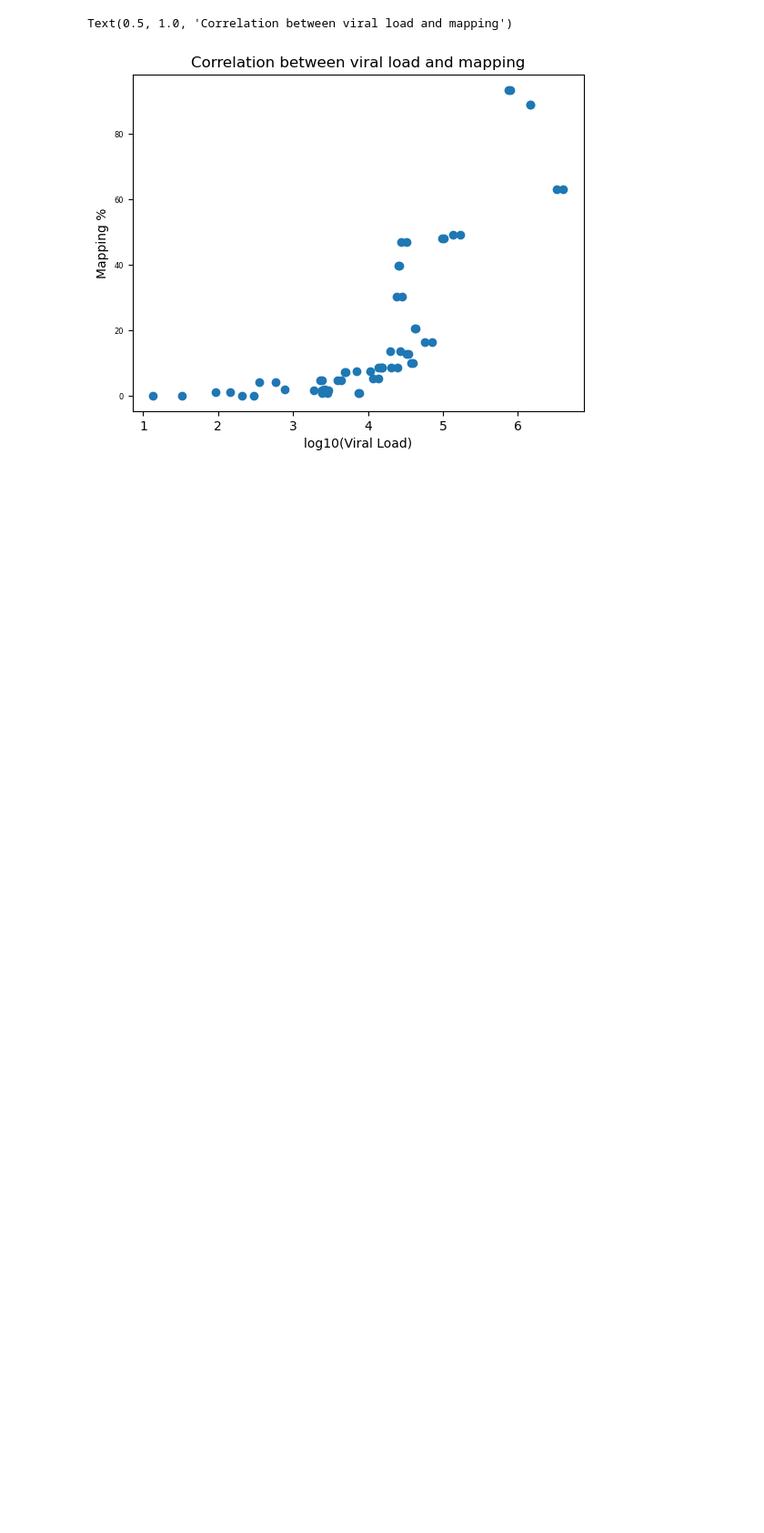
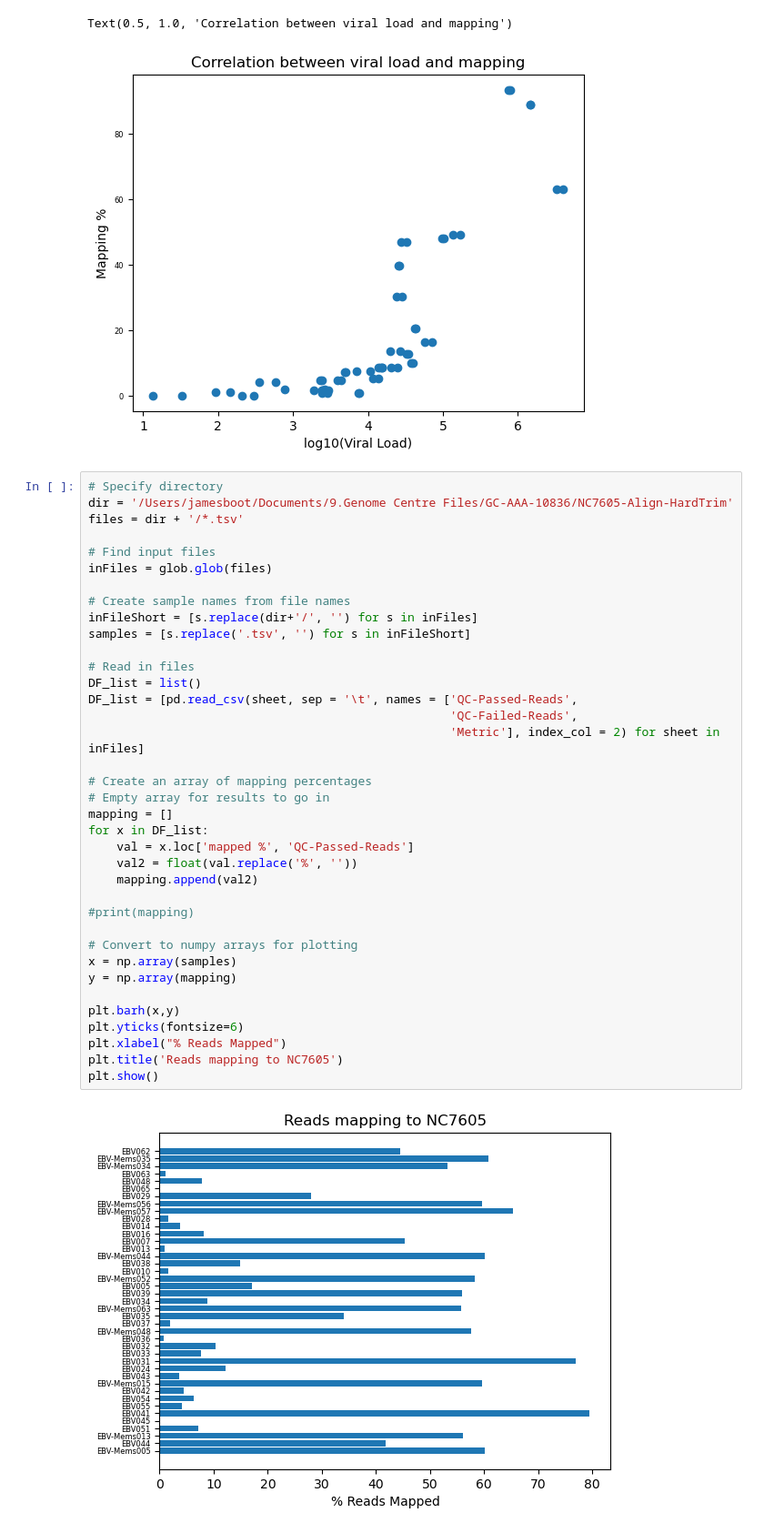
Before and after one commit to jamesboot/ViralVariantCalling, a Jupyter notebook: 6-alignmentQC.ipynb, the cells around one changed output. Shown at 91% size. Cells and saved outputs as stored; diff of their text form; blank space fills up the shorter version.

Commit message:
Add new alignment results to alignmentQC

```diff
--- a/6-alignmentQC.ipynb
+++ b/6-alignmentQC.ipynb
@@ -164,3 +164,42 @@ plt.title('Correlation between viral load and mapping')
 # %% [output]
 Text(0.5, 1.0, 'Correlation between viral load and mapping')
 [figure]
+# %%
+# Specify directory
+dir = '/Users/jamesboot/Documents/9.Genome Centre Files/GC-AAA-10836/NC7605-Align-HardTrim'
+files = dir + '/*.tsv'
+
+# Find input files
+inFiles = glob.glob(files)
+
+# Create sample names from file names
+inFileShort = [s.replace(dir+'/', '') for s in inFiles]
+samples = [s.replace('.tsv', '') for s in inFileShort]
+
+# Read in files
+DF_list = list()
+DF_list = [pd.read_csv(sheet, sep = '\t', names = ['QC-Passed-Reads',
+                                                   'QC-Failed-Reads',
+                                                   'Metric'], index_col = 2) for sheet in inFiles]
+
+# Create an array of mapping percentages
+# Empty array for results to go in
+mapping = []
+for x in DF_list:
+    val = x.loc['mapped %', 'QC-Passed-Reads']
+    val2 = float(val.replace('%', ''))
+    mapping.append(val2)
+
+#print(mapping)
+
+# Convert to numpy arrays for plotting
+x = np.array(samples)
+y = np.array(mapping)
+
+plt.barh(x,y)
+plt.yticks(fontsize=6)
+plt.xlabel("% Reads Mapped")
+plt.title('Reads mapping to NC7605')
+plt.show()
+# %% [output]
+[figure, added]
```
Also changed, not shown: parts of 2 cells of this notebook.
